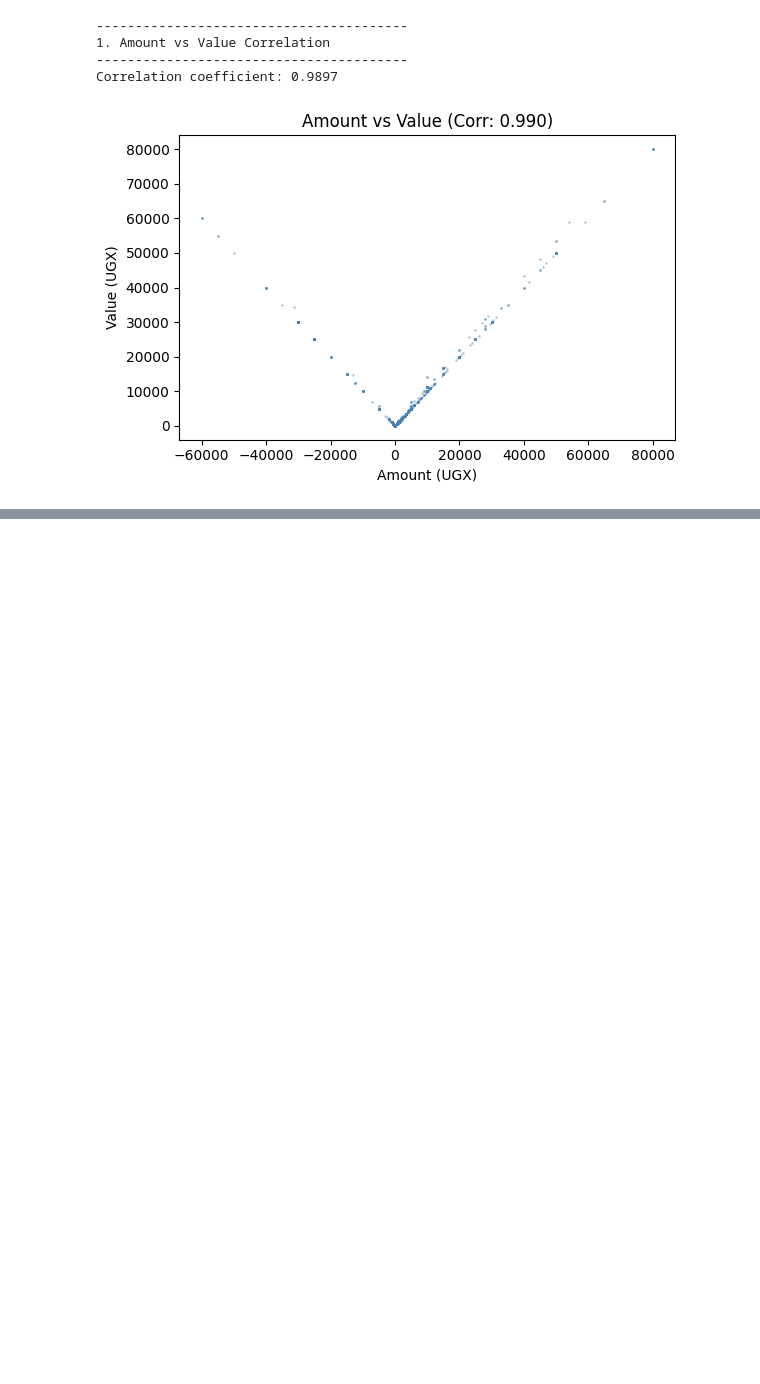
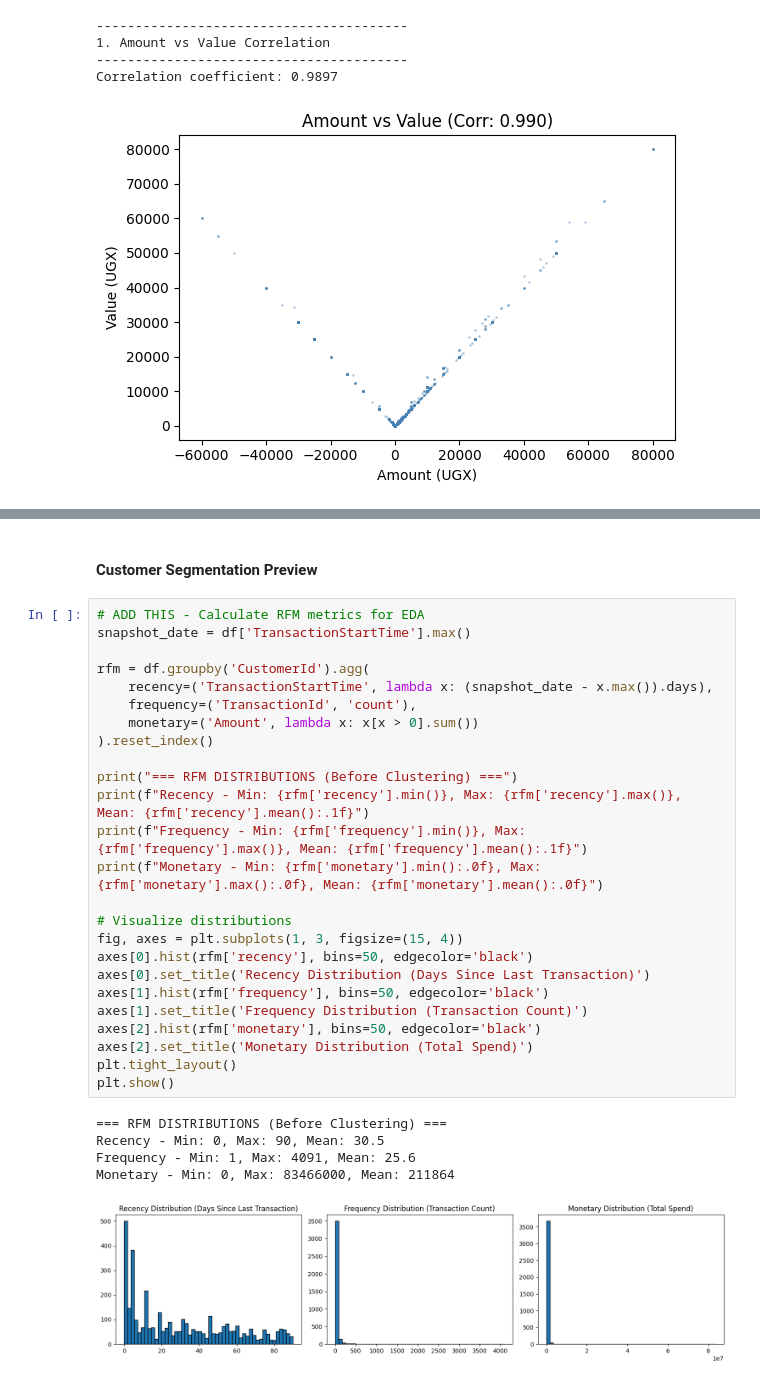
Before and after one commit to meronsisay/credit-risk-model, a Jupyter notebook: notebooks/eda.ipynb, the cells around one changed output, grey strips where cells are left out. Saved outputs shown, nothing was run; the diff lists cells and outputs as text; blank space fills up the shorter version.

```diff
--- a/notebooks/eda.ipynb
+++ b/notebooks/eda.ipynb
@@ -476,0 +477,33 @@ Correlation coefficient: 0.5574
+# %% [markdown]
+####  Customer Segmentation Preview
+# %%
+# ADD THIS - Calculate RFM metrics for EDA
+snapshot_date = df['TransactionStartTime'].max()
+
+rfm = df.groupby('CustomerId').agg(
+    recency=('TransactionStartTime', lambda x: (snapshot_date - x.max()).days),
+    frequency=('TransactionId', 'count'),
+    monetary=('Amount', lambda x: x[x > 0].sum())
+).reset_index()
+
+print("=== RFM DISTRIBUTIONS (Before Clustering) ===")
+print(f"Recency - Min: {rfm['recency'].min()}, Max: {rfm['recency'].max()}, Mean: {rfm['recency'].mean():.1f}")
+print(f"Frequency - Min: {rfm['frequency'].min()}, Max: {rfm['frequency'].max()}, Mean: {rfm['frequency'].mean():.1f}")
+print(f"Monetary - Min: {rfm['monetary'].min():.0f}, Max: {rfm['monetary'].max():.0f}, Mean: {rfm['monetary'].mean():.0f}")
+
+# Visualize distributions
+fig, axes = plt.subplots(1, 3, figsize=(15, 4))
+axes[0].hist(rfm['recency'], bins=50, edgecolor='black')
+axes[0].set_title('Recency Distribution (Days Since Last Transaction)')
+axes[1].hist(rfm['frequency'], bins=50, edgecolor='black')
+axes[1].set_title('Frequency Distribution (Transaction Count)')
+axes[2].hist(rfm['monetary'], bins=50, edgecolor='black')
+axes[2].set_title('Monetary Distribution (Total Spend)')
+plt.tight_layout()
+plt.show()
+# %% [output]
+=== RFM DISTRIBUTIONS (Before Clustering) ===
+Recency - Min: 0, Max: 90, Mean: 30.5
+Frequency - Min: 1, Max: 4091, Mean: 25.6
+Monetary - Min: 0, Max: 83466000, Mean: 211864
+[figure, added]
```
Also changed, not shown: parts of 12 cells of this notebook.
